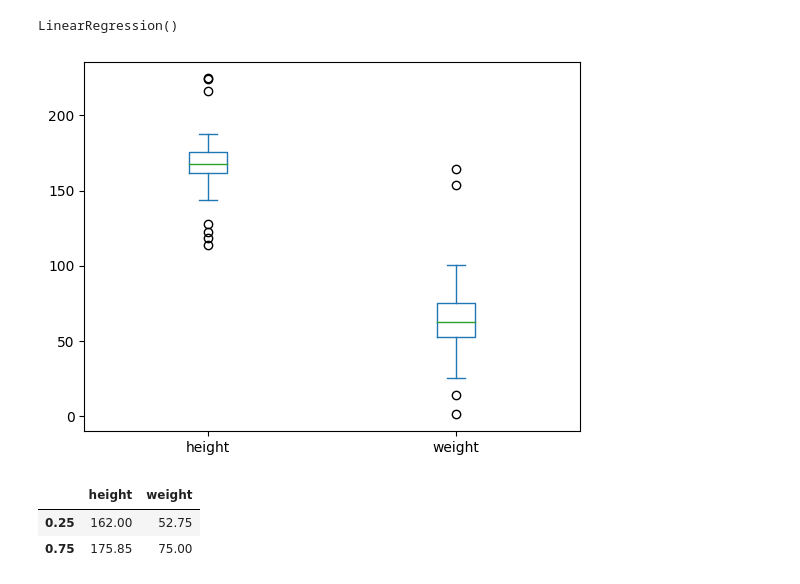
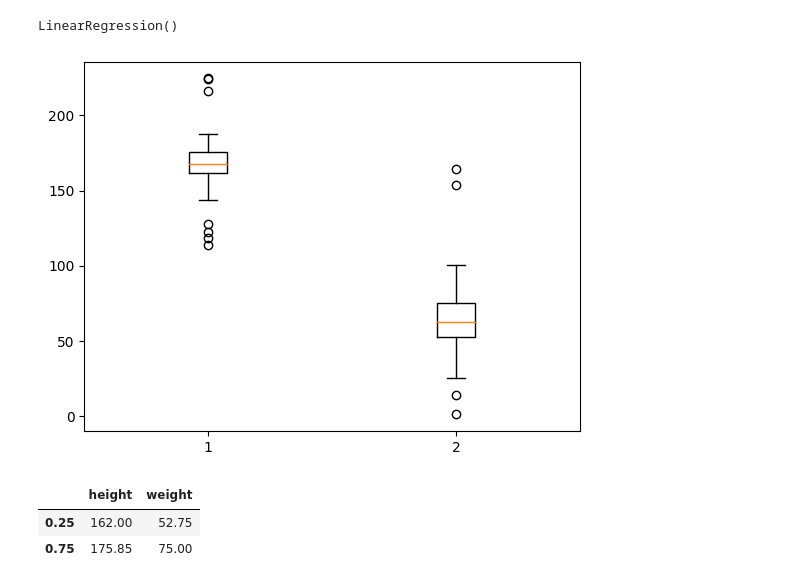
Before and after one commit to Leo2park/new, a Jupyter notebook: [ML_04]_regression_LAB_ipynb의_사본.ipynb, the cells around one changed output. Saved outputs shown, nothing was run; the diff lists cells and outputs as text; code cells hidden in the pictures.

```diff
--- a/[ML_04]_regression_LAB_ipynb의_사본.ipynb
+++ b/[ML_04]_regression_LAB_ipynb의_사본.ipynb
@@ -219,10 +219,11 @@ LinearRegression()
 # %%
 # [6] 그래프 사용하여 이상치 확인
 import matplotlib.pyplot as plt
-Xoutlier.plot(kind='box')
+# Xoutlier.plot(kind='box')
+plt.boxplot(Xoutlier)
 plt.show()
 # %% [output]
-[figure, old version]
+[figure, new version]
 # %%
 # [7] 각 feature별 Q1, Q3 확인
 Xoutlier.quantile([0.25, 0.75])
```
Also changed, not shown: parts of 8 cells of this notebook.
